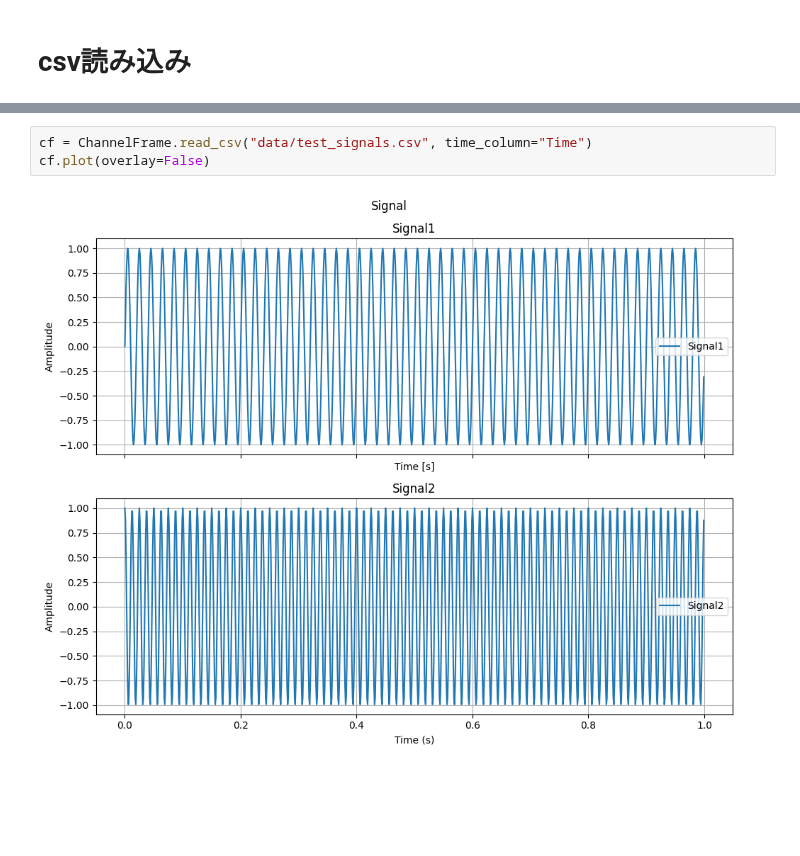
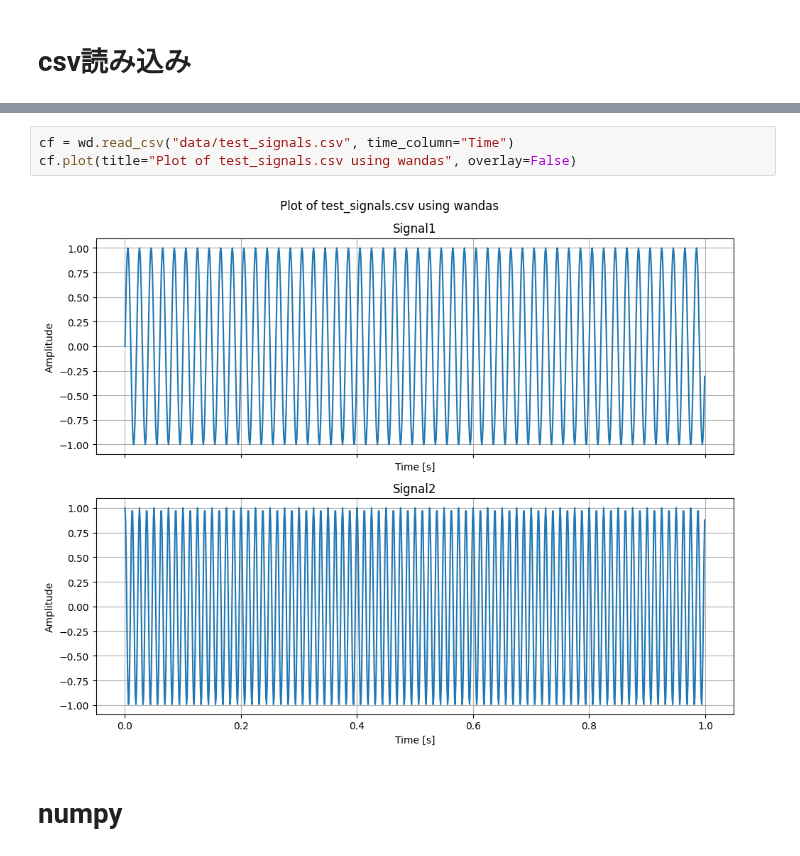
Before and after one commit to kasahart/wandas, a Jupyter notebook: examples/00_file_read.ipynb, the cells around one changed output, grey strips where cells are left out. Saved outputs shown, nothing was run; the diff lists cells and outputs as text; blank space fills up the shorter version.

```diff
--- a/examples/00_file_read.ipynb
+++ b/examples/00_file_read.ipynb
@@ -45,5 +26,7 @@ df
 # %%
-cf = ChannelFrame.read_csv("data/test_signals.csv", time_column="Time")
-cf.plot(overlay=False)
+cf = wd.read_csv("data/test_signals.csv", time_column="Time")
+cf.plot(title="Plot of test_signals.csv using wandas", overlay=False)
 # %% [output]
-[figure, old version]
+[figure, new version]
+# %% [markdown]
+# numpy
```
Also changed, not shown: parts of 5 cells of this notebook, 8 other files.
